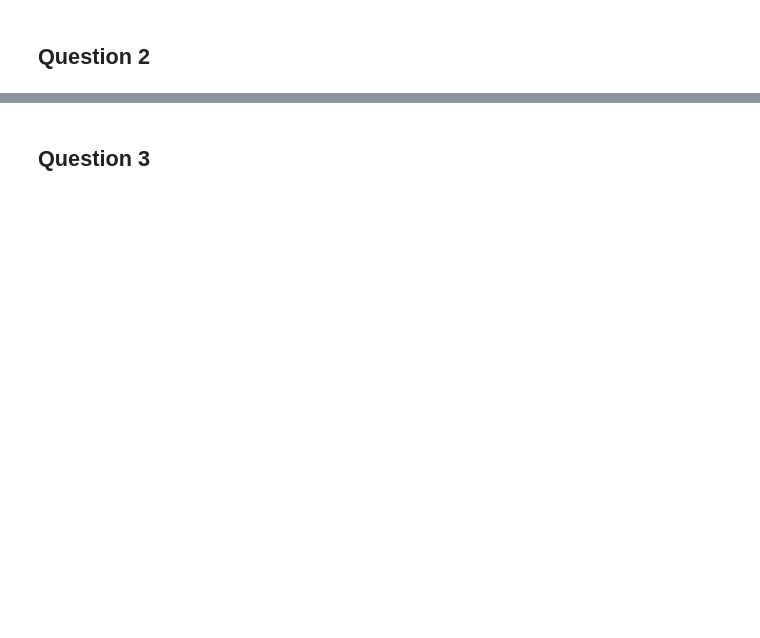
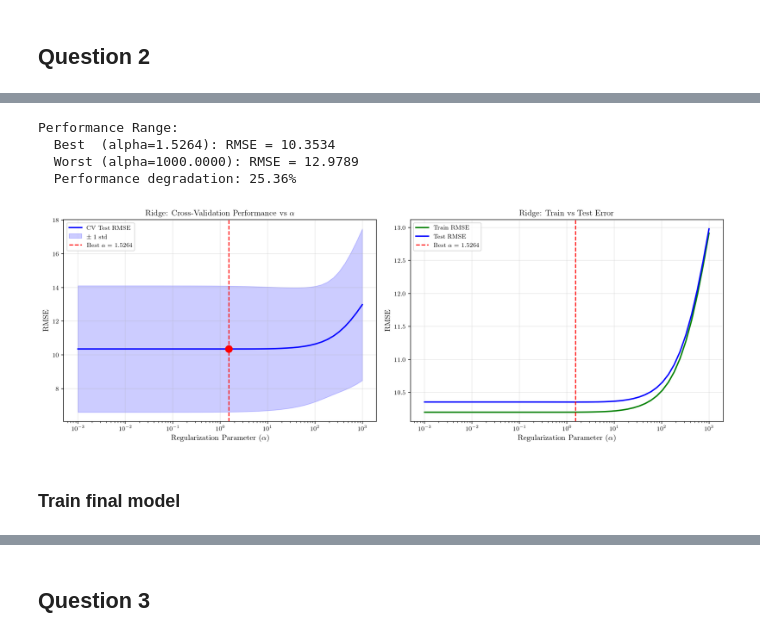
Before and after one commit to ieadoboe/mun-sc-journey, a Jupyter notebook: Winter2026/COMP6915/assignments/assignment_2/assign_2_group_18.ipynb, the cells around one changed output, grey strips where cells are left out. Drawn from its saved outputs; the diff is of its cells as text; code cells hidden in the pictures; blank space fills up the shorter version.

Commit message:
assignment 2 python scripts and plots

```diff
--- a/Winter2026/COMP6915/assignments/assignment_2/assign_2_group_18.ipynb
+++ b/Winter2026/COMP6915/assignments/assignment_2/assign_2_group_18.ipynb
@@ -351,0 +488,68 @@ R^2:   0.5443
+# %%
+# Extract training and validation scores
+alphas_tested = cv_results_grid['param_ridge__alpha'].data
+mean_train_rmse = np.sqrt(-cv_results_grid['mean_train_score'])
+mean_test_rmse = np.sqrt(-cv_results_grid['mean_test_score'])
+std_test_rmse = np.sqrt(cv_results_grid['std_test_score'])
+
+# Find min/max performance
+idx_best = np.argmin(mean_test_rmse)
+idx_worst = np.argmax(mean_test_rmse)
+
+print(f"\nPerformance Range:")
+print(
+    f"  Best  (alpha={alphas_tested[idx_best]:.4f}): RMSE = {mean_test_rmse[idx_best]:.4f}")
+print(
+    f"  Worst (alpha={alphas_tested[idx_worst]:.4f}): RMSE = {mean_test_rmse[idx_worst]:.4f}")
+print(
+    f"  Performance degradation: {((mean_test_rmse[idx_worst]/mean_test_rmse[idx_best] - 1)*100):.2f}%")
+# %% [output]
+Performance Range:
+  Best  (alpha=1.5264): RMSE = 10.3534
+  Worst (alpha=1000.0000): RMSE = 12.9789
+  Performance degradation: 25.36%
+# %%
+fig, axes = plt.subplots(1, 2, figsize=(14, 5))
+
+# Left plot: Test RMSE vs Alpha (log scale)
+axes[0].semilogx(alphas_tested, mean_test_rmse, 'b-',
+                 linewidth=2, label='CV Test RMSE')
+axes[0].fill_between(
+    alphas_tested,
+    mean_test_rmse - std_test_rmse,
+    mean_test_rmse + std_test_rmse,
+    alpha=0.2,
+    color='blue',
+    label='$\pm$ 1 std'
+)
+axes[0].axvline(best_alpha_ridge, color='red', linestyle='--',
+                linewidth=1.5, label=f'Best $\\alpha$ = {best_alpha_ridge:.4f}')
+axes[0].scatter([best_alpha_ridge], [best_cv_rmse],
+                color='red', s=100, zorder=5)
+axes[0].set_xlabel('Regularization Parameter ($\\alpha$)', fontsize=11)
+axes[0].set_ylabel('RMSE', fontsize=11)
+axes[0].set_title(
+    'Ridge: Cross-Validation Performance vs $\\alpha$', fontsize=12)
+axes[0].grid(True, alpha=0.3)
+axes[0].legend(fontsize=9)
+
+# Right plot: Train vs Test RMSE (overfitting analysis)
+axes[1].semilogx(alphas_tested, mean_train_rmse, 'g-',
+                 linewidth=2, label='Train RMSE')
+axes[1].semilogx(alphas_tested, mean_test_rmse, 'b-',
+                 linewidth=2, label='Test RMSE')
+axes[1].axvline(best_alpha_ridge, color='red', linestyle='--',
+                linewidth=1.5, label=f'Best $\\alpha$ = {best_alpha_ridge:.4f}')
+axes[1].set_xlabel('Regularization Parameter ($\\alpha$)', fontsize=11)
+axes[1].set_ylabel('RMSE', fontsize=11)
+axes[1].set_title('Ridge: Train vs Test Error', fontsize=12)
+axes[1].grid(True, alpha=0.3)
+axes[1].legend(fontsize=9)
+
+plt.tight_layout()
+plt.savefig("./ridge_hyperparameter_tuning.pdf")
+plt.show()
+# %% [output]
+[figure, added]
+# %% [markdown]
+### Train final model
```
Also changed, not shown: parts of 34 cells of this notebook, 7 other files.
